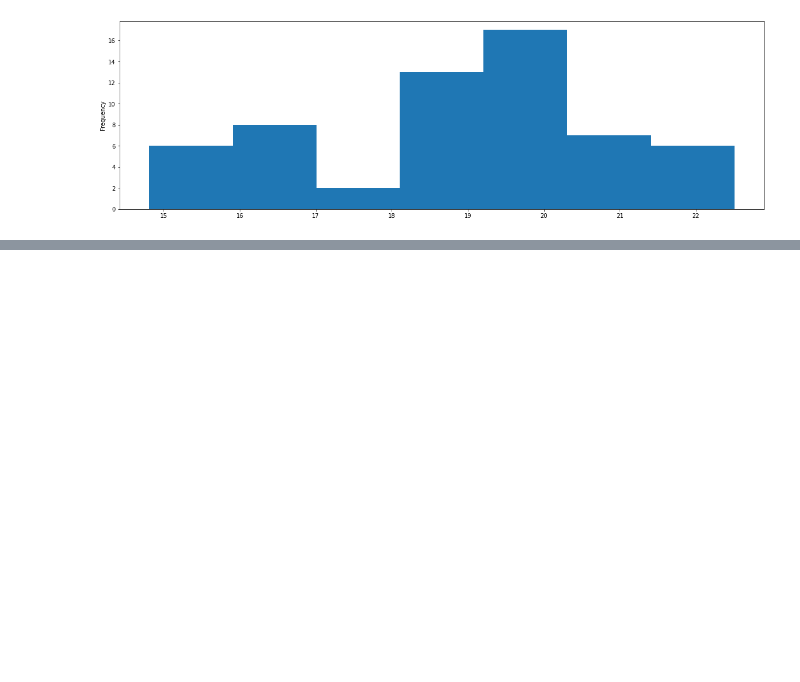
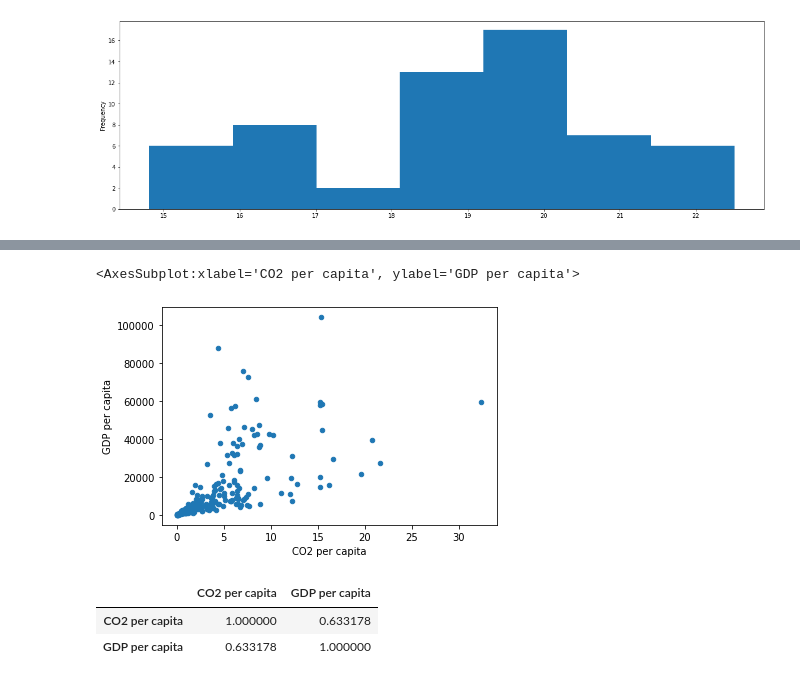
Before and after one commit to Harshhhh1701/Learning--Data-Science, a Jupyter notebook: py2.ipynb, the cells around one changed output, grey strips where cells are left out. Saved outputs shown, nothing was run; the diff lists cells and outputs as text; code cells hidden in the pictures; blank space fills up the shorter version.

```diff
--- a/py2.ipynb
+++ b/py2.ipynb
@@ -159,0 +182,11 @@ data2['USA'].plot.hist(figsize=(20,6),bins=7)
+# %%
+data3.plot.scatter(x='CO2 per capita',y='GDP per capita')
+# %% [output]
+<AxesSubplot:xlabel='CO2 per capita', ylabel='GDP per capita'>
+[figure, added]
+# %%
+data3.corr()
+# %% [output]
+|  | CO2 per capita | GDP per capita |
+| CO2 per capita | 1.000000 | 0.633178 |
+| GDP per capita | 0.633178 | 1.000000 |
```
Also changed, not shown: parts of 5 cells of this notebook.
